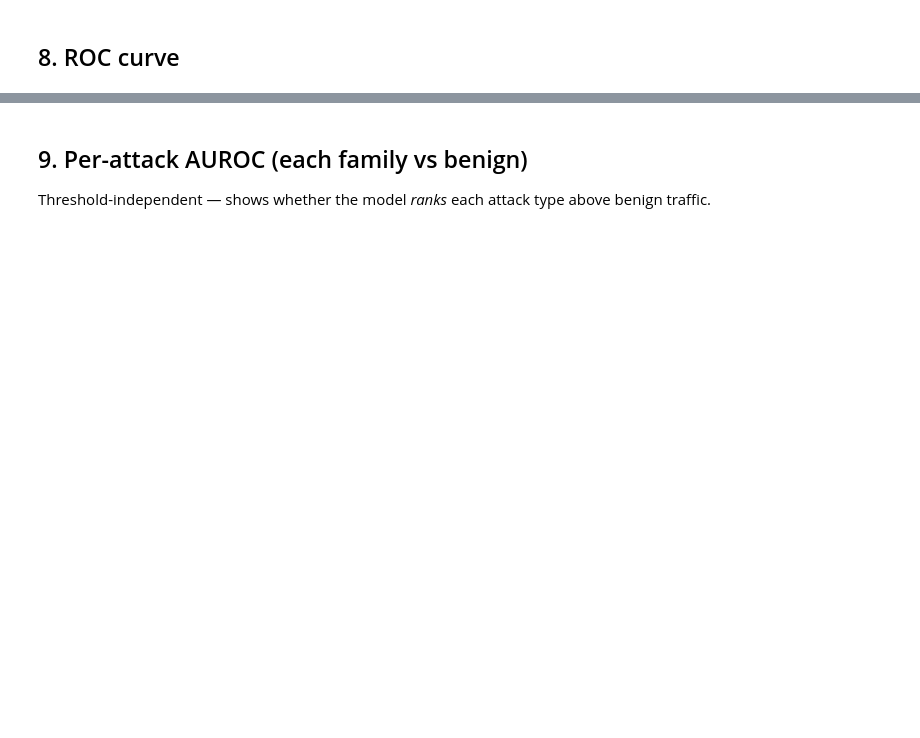
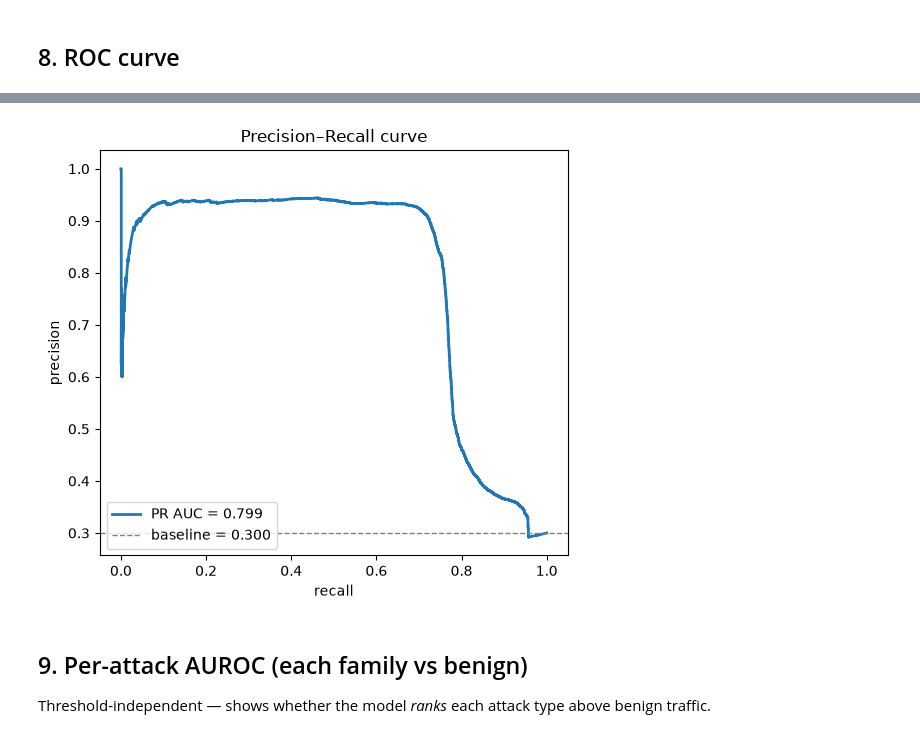
Before and after one commit to Rezvision/Carla, a Jupyter notebook: Python scripts/mvp_v1/evaluate_central.ipynb, the cells around one changed output, grey strips where cells are left out. Saved outputs shown, nothing was run; the diff lists cells and outputs as text; code cells hidden in the pictures; blank space fills up the shorter version.

```diff
--- a/Python scripts/mvp_v1/evaluate_central.ipynb
+++ b/Python scripts/mvp_v1/evaluate_central.ipynb
@@ -313,3 +326,18 @@ plt.show()
+# %%
+prec_curve, rec_curve, _ = precision_recall_curve(labels, scores)
+
+fig, ax = plt.subplots(figsize=(5.5, 5))
+ax.plot(rec_curve, prec_curve, lw=2, label=f"PR AUC = {pr_auc:.3f}")
+ax.axhline(baseline_ap, ls="--", color="gray", lw=1,
+           label=f"baseline = {baseline_ap:.3f}")
+ax.set_xlabel("recall")
+ax.set_ylabel("precision")
+ax.set_title("Precision–Recall curve")
+ax.legend(loc="lower left")
+plt.tight_layout()
+plt.show()
+# %% [output]
+[figure, added]
 # %% [markdown]
 ## 9. Per-attack AUROC (each family vs benign)
 
```
Also changed, not shown: parts of 7 cells of this notebook.
